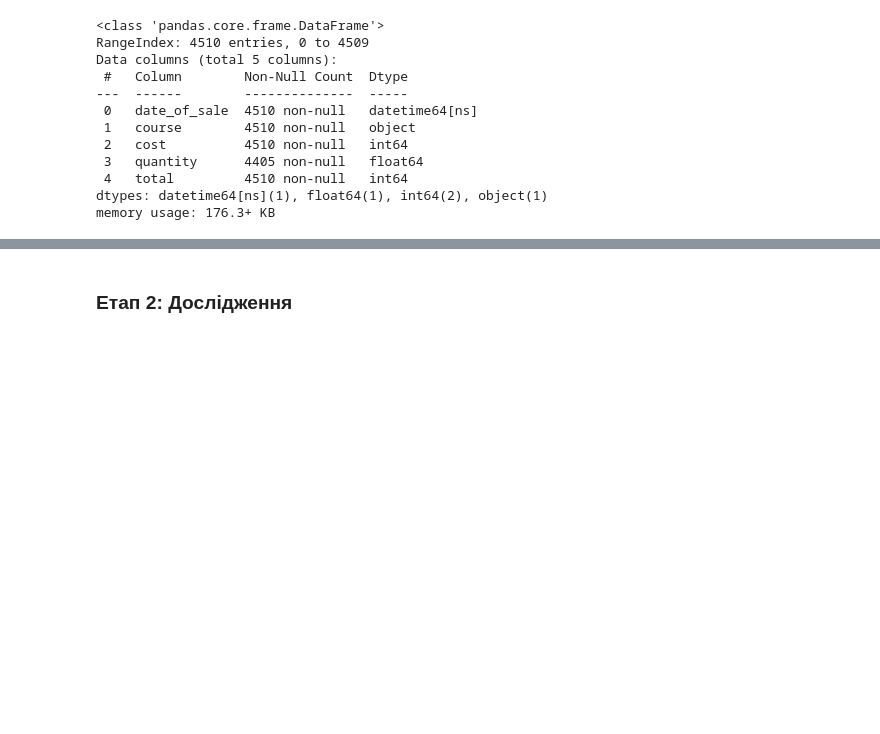
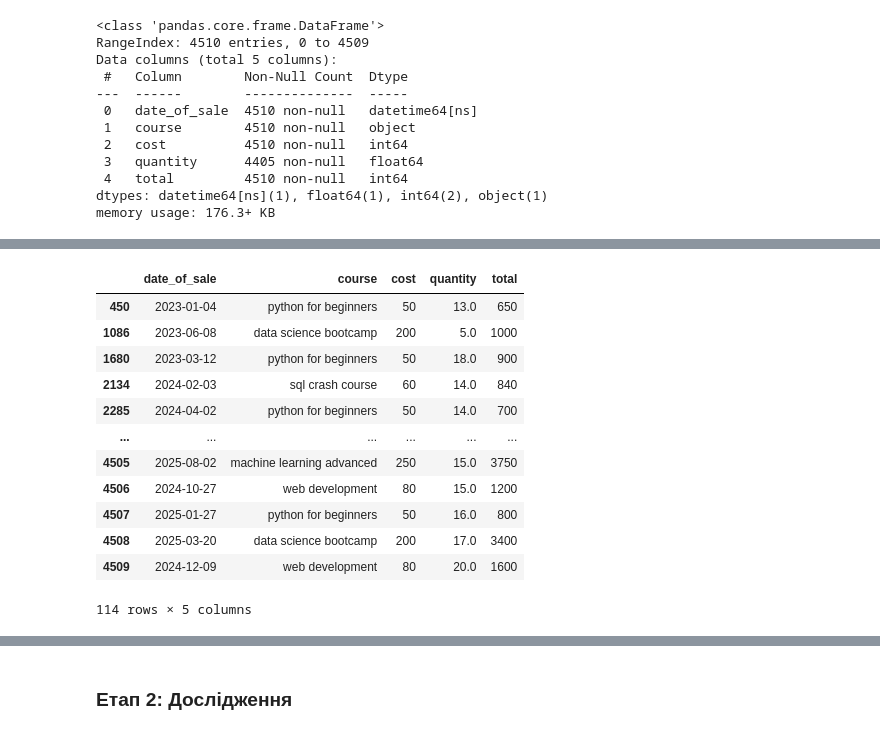
Before and after one commit to vstepin/My, a Jupyter notebook: mini_project_02_csv.ipynb, the cells around one changed output, grey strips where cells are left out. Cells and saved outputs as stored; diff of their text form; code cells hidden in the pictures; blank space fills up the shorter version.

```diff
--- a/mini_project_02_csv.ipynb
+++ b/mini_project_02_csv.ipynb
@@ -174,0 +186,16 @@ array(['python for beginners', 'data science bootcamp', 'web development',
+# %%
+df[df.duplicated()]
+# %% [output]
+|  | date_of_sale | course | cost | quantity | total |
+| 450 | 2023-01-04 | python for beginners | 50 | 13.0 | 650 |
+| 1086 | 2023-06-08 | data science bootcamp | 200 | 5.0 | 1000 |
+| 1680 | 2023-03-12 | python for beginners | 50 | 18.0 | 900 |
+| 2134 | 2024-02-03 | sql crash course | 60 | 14.0 | 840 |
+| 2285 | 2024-04-02 | python for beginners | 50 | 14.0 | 700 |
+| ... | ... | ... | ... | ... | ... |
+| 4505 | 2025-08-02 | machine learning advanced | 250 | 15.0 | 3750 |
+| 4506 | 2024-10-27 | web development | 80 | 15.0 | 1200 |
+| 4507 | 2025-01-27 | python for beginners | 50 | 16.0 | 800 |
+| 4508 | 2025-03-20 | data science bootcamp | 200 | 17.0 | 3400 |
+| 4509 | 2024-12-09 | web development | 80 | 20.0 | 1600 |
+114 rows × 5 columns
```
Also changed, not shown: parts of 13 cells of this notebook.
